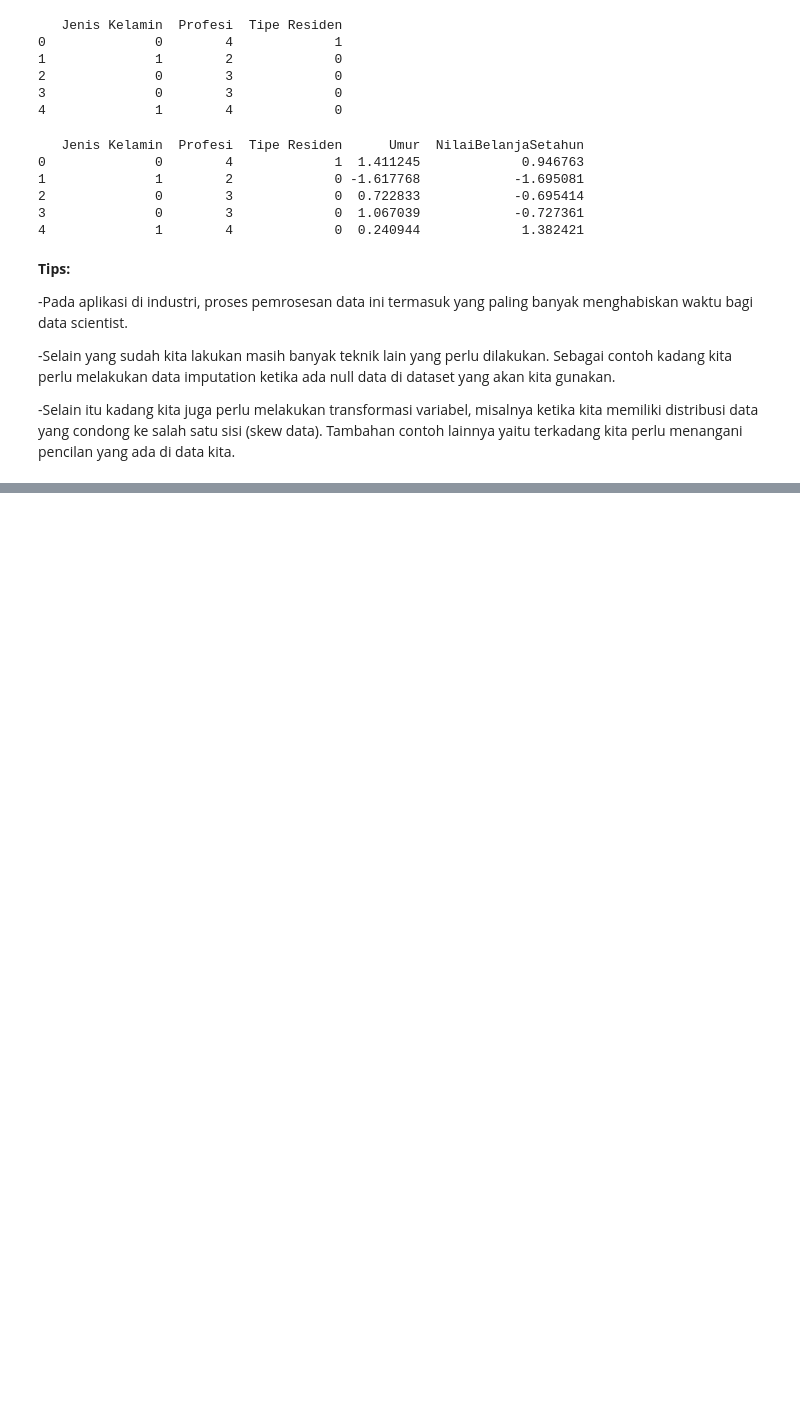
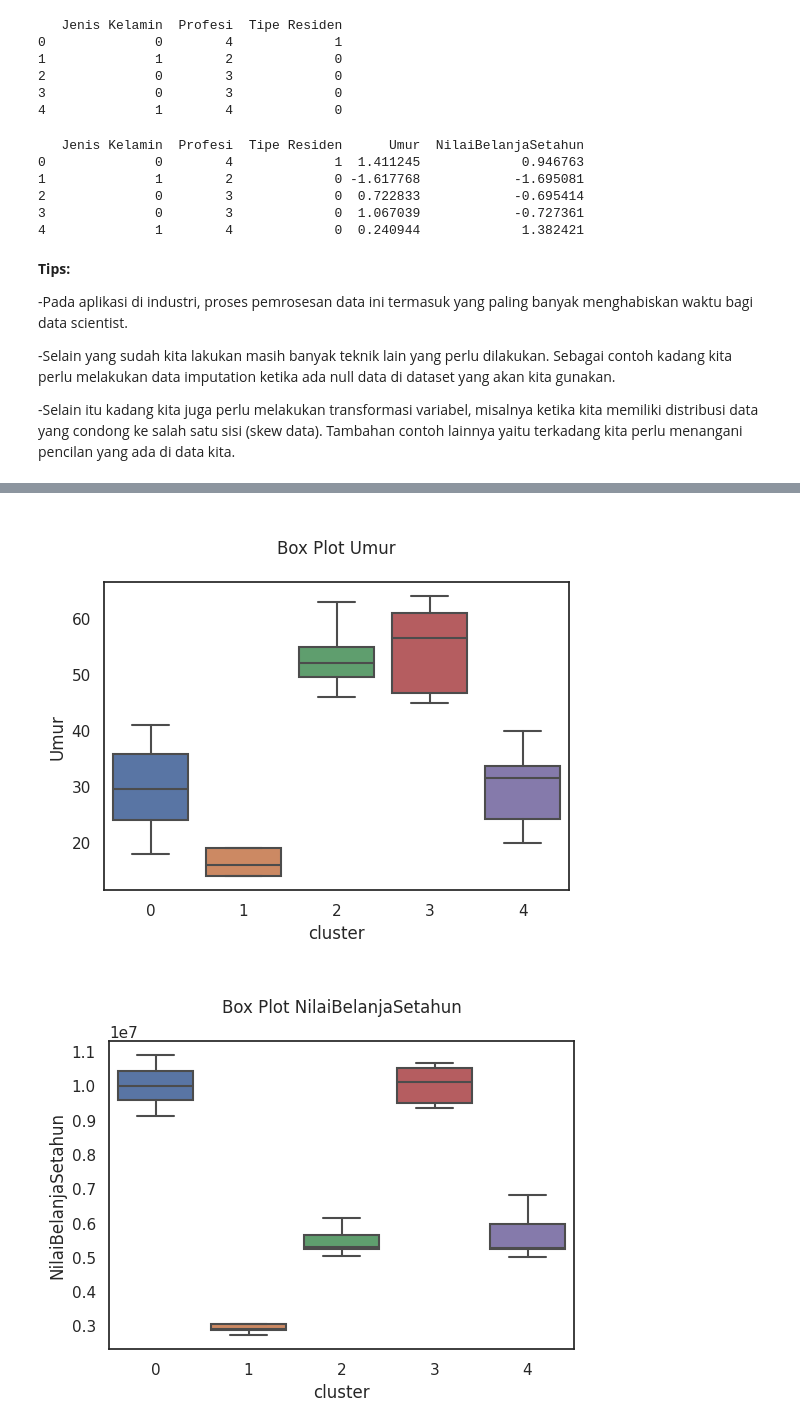
Before and after one commit to syauqidamario/dqlab, a Jupyter notebook: Data Science Project - Customer Segmentation.ipynb, the cells around one changed output, grey strips where cells are left out. Saved outputs shown, nothing was run; the diff lists cells and outputs as text; code cells hidden in the pictures; blank space fills up the shorter version.

```diff
--- a/Data Science Project - Customer Segmentation.ipynb
+++ b/Data Science Project - Customer Segmentation.ipynb
@@ -301,0 +348,10 @@ print(df_model.head())
+# %%
+# Menggunakan model
+# Menentukan segmen tiap pelanggan
+clusters =  kproto.predict(df_model, categorical=[0,1,2])
+print('segmen pelanggan: {}\n'.format(clusters))
+
+# Menggabungkan data awal dan segmen pelanggan
+df_final = df.copy()
+df_final['cluster'] = clusters
+print(df_final.head())
@@ -301,0 +375,5 @@ print(df_model.head())
+# %%
+# Menampilkan data pelanggan berdasarkan clusternya
+for i in range(0, 5):
+	print('\nPelanggan cluster: {}\n'.format(i))
+	print(df_final[df_final['cluster']== i])
@@ -301,0 +398,15 @@ print(df_model.head())
+# %%
+# Visualisasi hasil clustering - box plot
+import matplotlib.pyplot as plt
+
+# Data Numerical
+kolom_numerik = ['Umur', 'NilaiBelanjaSetahun']
+
+for i in kolom_numerik:
+    plt.figure(figsize=(6,4))
+    ax = sns.boxplot(x = 'cluster',y = i, data = df_final)
+    plt.title('\nBox Plot {}\n'.format(i), fontsize=12)
+    plt.show()
+# %% [output]
+[figure, added]
+[figure, added]
```
Also changed, not shown: parts of 15 cells of this notebook.
